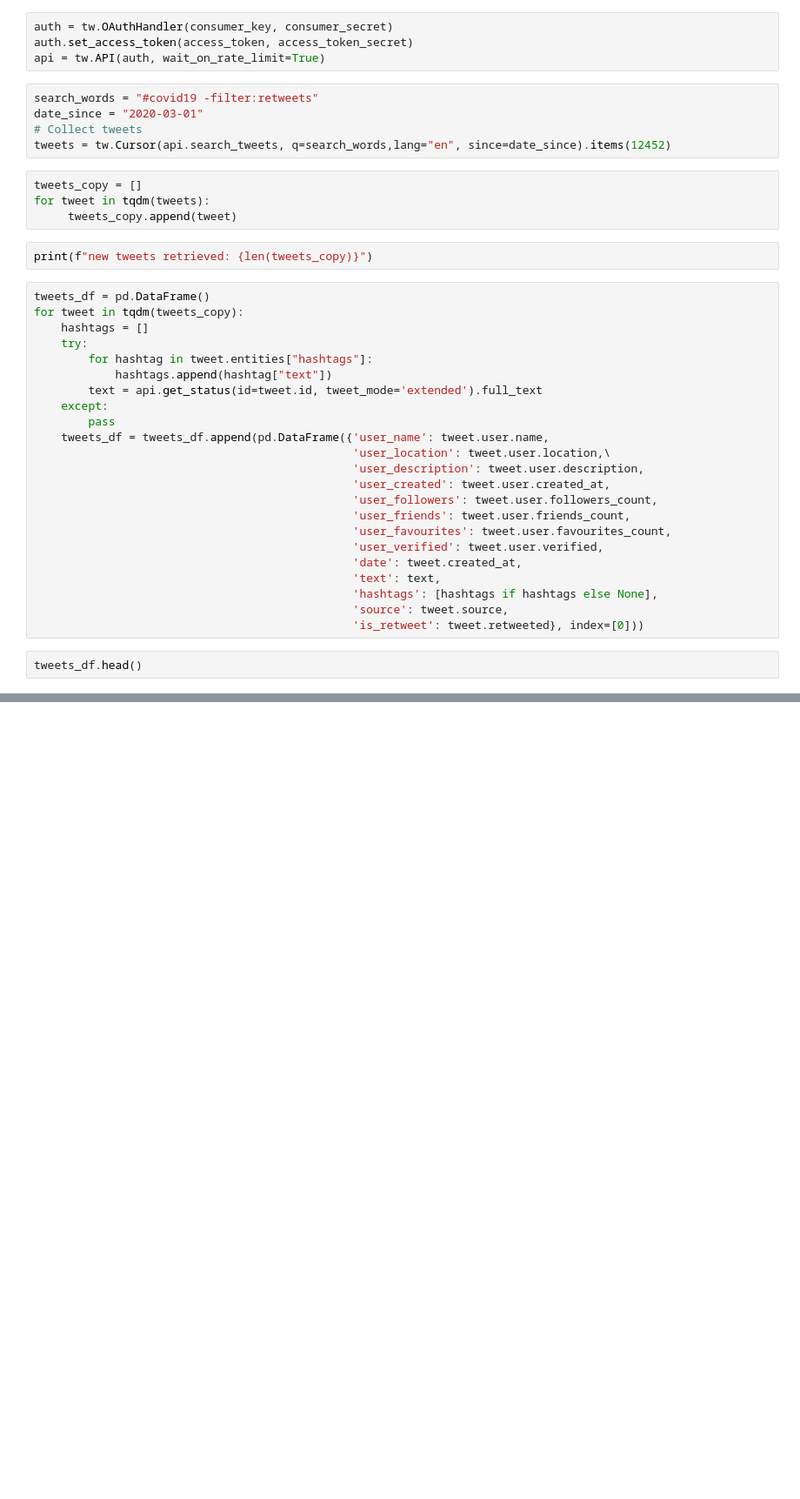
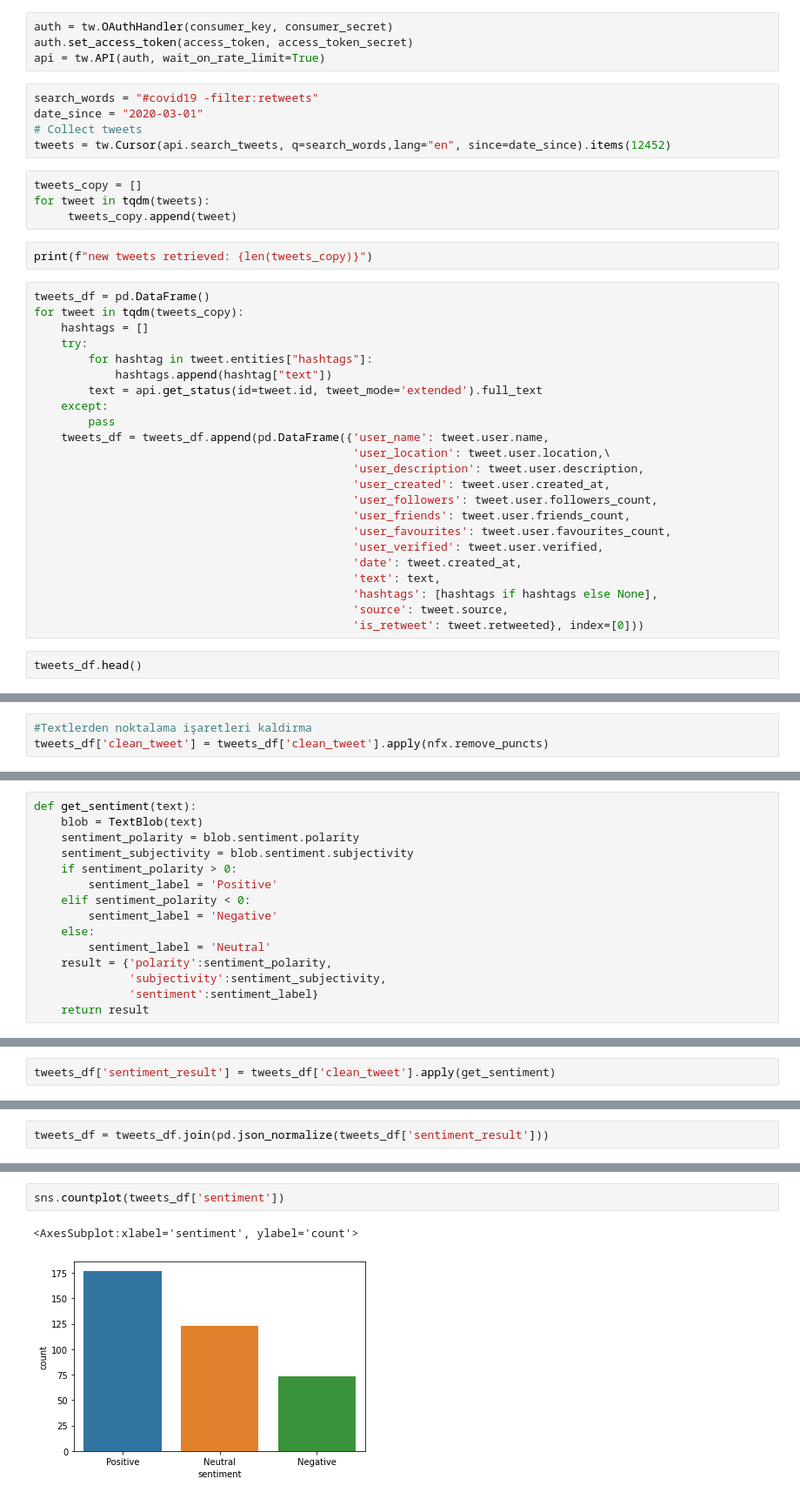
Before and after one commit to ozlem-gk/Twitter-Web-Scraping, a Jupyter notebook: TwitterCovidData.ipynb, the cells around one changed output, grey strips where cells are left out. Shown at 87% size. Saved outputs shown, nothing was run; the diff lists cells and outputs as text; blank space fills up the shorter version.

```diff
--- a/TwitterCovidData.ipynb
+++ b/TwitterCovidData.ipynb
@@ -56,0 +231,3 @@ tweets_df.columns
+# %%
+#Textlerden noktalama işaretleri kaldirma
+tweets_df['clean_tweet'] = tweets_df['clean_tweet'].apply(nfx.remove_puncts)
@@ -56,0 +265,15 @@ tweets_df.columns
+# %%
+def get_sentiment(text):
+    blob = TextBlob(text)
+    sentiment_polarity = blob.sentiment.polarity
+    sentiment_subjectivity = blob.sentiment.subjectivity
+    if sentiment_polarity > 0:
+        sentiment_label = 'Positive'
+    elif sentiment_polarity < 0:
+        sentiment_label = 'Negative'
+    else:
+        sentiment_label = 'Neutral'
+    result = {'polarity':sentiment_polarity,
+              'subjectivity':sentiment_subjectivity,
+              'sentiment':sentiment_label}
+    return result
@@ -56,0 +287,2 @@ tweets_df.columns
+# %%
+tweets_df['sentiment_result'] = tweets_df['clean_tweet'].apply(get_sentiment)
@@ -56,0 +309,2 @@ tweets_df.columns
+# %%
+tweets_df = tweets_df.join(pd.json_normalize(tweets_df['sentiment_result']))
@@ -56,0 +327,5 @@ tweets_df.columns
+# %%
+sns.countplot(tweets_df['sentiment'])
+# %% [output]
+<AxesSubplot:xlabel='sentiment', ylabel='count'>
+[figure, added]
```
Also changed, not shown: parts of 32 cells of this notebook.
